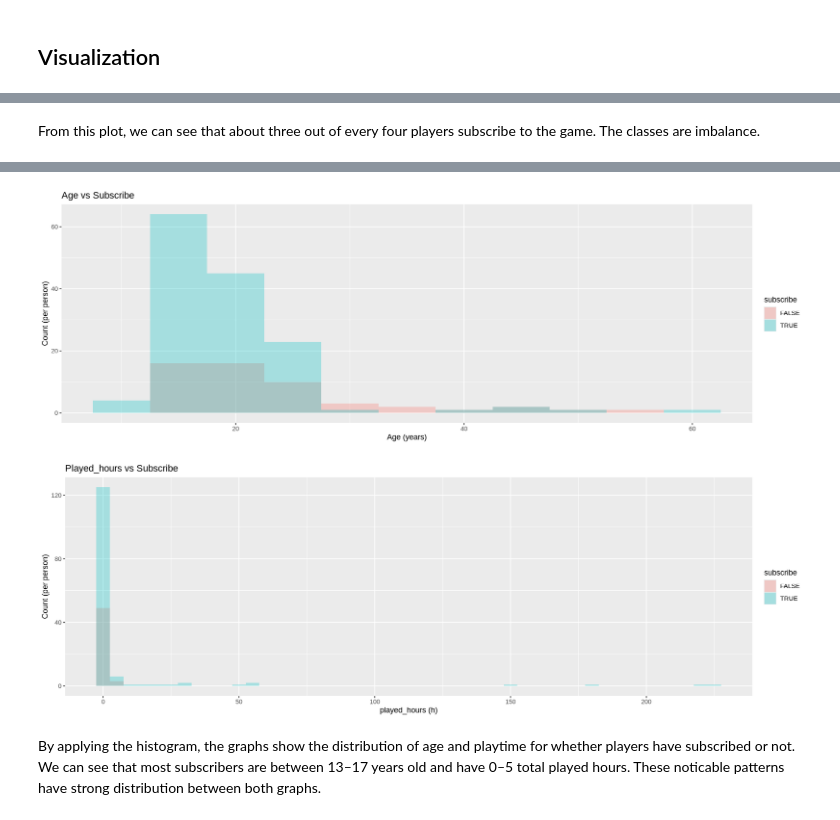
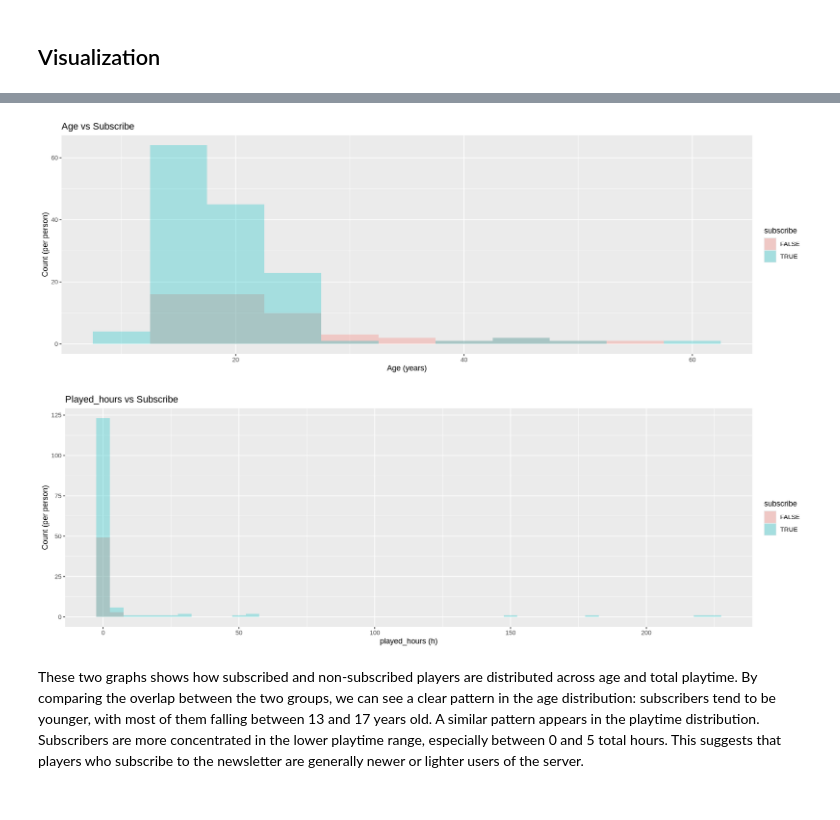
Before and after one commit to zhifou541-stack/dsci100-003-group26, a Jupyter notebook: group26 final project .ipynb, the cells around one changed output, grey strips where cells are left out. Drawn from its saved outputs; the diff is of its cells as text; code cells hidden in the pictures.

```diff
--- a/group26 final project .ipynb
+++ b/group26 final project .ipynb
@@ -192,8 +174,5 @@ subscription_proportion
-# %% [markdown]
-
-From this plot, we can see that about three out of every four players subscribe to the game. The classes are imbalance.
 # %%
-visualization_age_subscribe<- players|>
+visualization_age_subscribe<- players_clean|>
             ggplot(aes(x = Age, fill = subscribe)) +
             geom_histogram(position = "identity", alpha = 0.3, binwidth = 5) +
             labs(title = "Age vs Subscribe",
@@ -201,7 +180,7 @@ visualization_age_subscribe<- players|>
                  y = "Count (per person)")
 visualization_age_subscribe
 
-visualization_playtime_subscribe<- players|>
+visualization_playtime_subscribe<- players_clean|>
             ggplot(aes(x = played_hours, fill = subscribe)) +
             geom_histogram(position = "identity", alpha = 0.3, binwidth = 5) +
             labs(title = "Played_hours vs Subscribe",
@@ -214,4 +191,5 @@ Warning message:
 [figure]
-[figure, old version]
+[figure, new version]
-# %% [markdown]
-By applying the histogram, the graphs show the distribution of age and playtime for whether players have subscribed or not. We can see that most subscribers are between 13–17 years old and have 0–5 total played hours. These noticable patterns have strong distribution between both graphs.
+# %% [markdown]
+These two graphs shows how subscribed and non-subscribed players are distributed across  age and total playtime. By comparing the overlap between the two groups, we can see a clear pattern in the age distribution: subscribers tend to be younger, with most of them falling between 13 and 17 years old.
+A similar pattern appears in the playtime distribution. Subscribers are more concentrated in the lower playtime range, especially between 0 and 5 total hours. This suggests that players who subscribe to the newsletter are generally newer or lighter users of the server.
```
Also changed, not shown: parts of 6 cells of this notebook.
